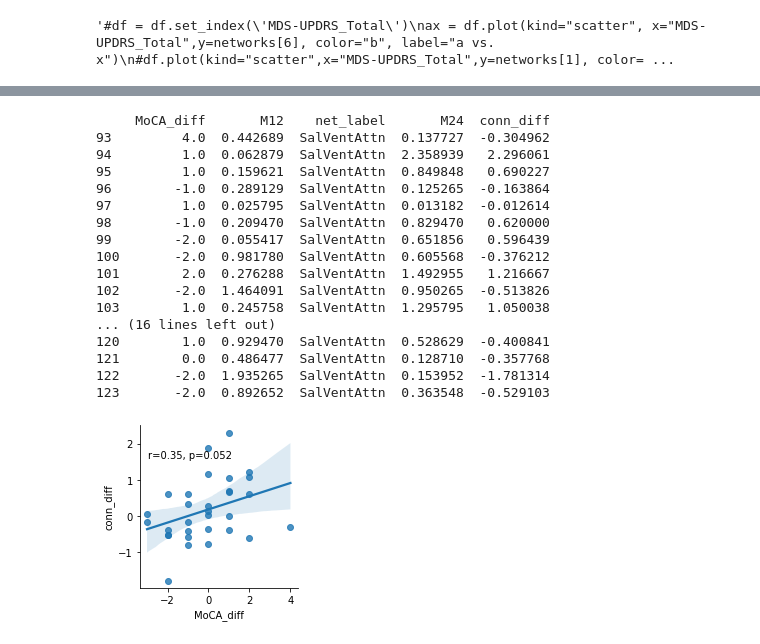
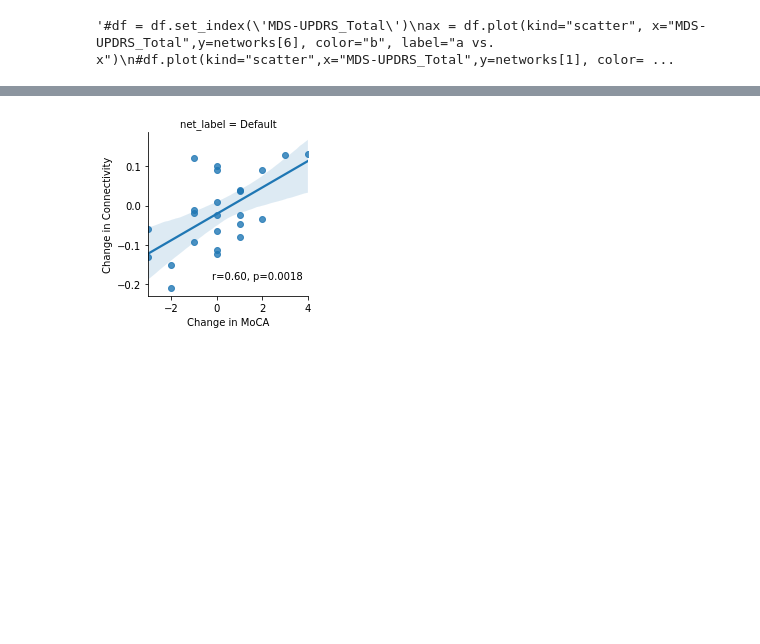
Before and after one commit to DimuthuHemachandra/functional_gradients, a Jupyter notebook: scripts/new_plots.ipynb, the cells around one changed output, grey strips where cells are left out. Cells and saved outputs as stored; diff of their text form; code cells hidden in the pictures; blank space fills up the shorter version.

```diff
--- a/scripts/new_plots.ipynb
+++ b/scripts/new_plots.ipynb
@@ -719,8 +721,13 @@ def get_comp_cor_plots(df):
         ax = plt.gca()
         ax.text(.05, .8, 'r={:.2f}, p={:.2g}'.format(r, p),transform=ax.transAxes)
 
+
+    #plt.subplots_adjust(top=0.9)
+    #plt.suptitle('Season Winners Goal and Win Regression', fontsize = 8)
+
     #g.savefig(out_path+'M12_vs_M24_grad1_large.png')
     g.map_dataframe(annotate)
+    g.set_axis_labels('Change in MoCA','Change in Connectivity')
     plt.show()
 
 def get_comp_plots(df12,df24):
@@ -769,54 +790,75 @@ get_comp_plots(M12_RH_grad3_s,M24_RH_grad3_s)
 # %%
+def remove_outlier(df_in, col_name):
+    for col in col_name:
+        q1 = df_in[col].quantile(0.25)
+        q3 = df_in[col].quantile(0.75)
+        iqr = q3-q1 #Interquartile range
+        fence_low  = q1-1.5*iqr
+        fence_high = q3+1.5*iqr
+        df_in = df_in.loc[(df_in[col] > fence_low) & (df_in[col] < fence_high)]
+    return df_in
+
+def get_flat_MoCA(df):
+    data =[]
+    df_o = pd.DataFrame(data, columns=['MoCA_diff', 'network', 'net_label'])
+
+    for i in networks:
+        df_i = df.loc[:,['MoCA_diff',i]]
+        df_i = df_i.rename(columns={i: "network"})
+        df_i['net_label'] = i
+        #print(df_i)
+        df_o = pd.concat([df_o,df_i],ignore_index=True)
+
+
+    return df_o
+
 def get_comp_cor_plots(df):
-    g = sns.lmplot(x='MoCA_diff', y='conn_diff', data=df, height=3, aspect=1)
+    g = sns.lmplot(x='MoCA_diff', y='conn_diff', data=df, col='net_label', height=3, aspect=1)
 
     def annotate(data, **kws):
         r, p = sp.stats.pearsonr(data['MoCA_diff'], data['conn_diff'])
         ax = plt.gca()
-        ax.text(.05, .8, 'r={:.2f}, p={:.2g}'.format(r, p),transform=ax.transAxes)
+        ax.text(.4, .1, 'r={:.2f}, p={:.2g}'.format(r, p),transform=ax.transAxes)
+
+
+    #plt.subplots_adjust(top=0.9)
+    #plt.suptitle('Season Winners Goal and Win Regression', fontsize = 8)
 
     #g.savefig(out_path+'M12_vs_M24_grad1_large.png')
     g.map_dataframe(annotate)
+    g.set_axis_labels('Change in MoCA','Change in Connectivity')
     plt.show()
 
-def get_comp_plots(df12,df24):
+def get_comp_plots(df12,df24,net):
     df_concated_12 = pd.concat([df_MoCA, df12], axis=1)
+
     df_concated_24 = pd.concat([df_MoCA, df24], axis=1)
+
     #df_sorted_12 = df_concated_12.drop(['subj', 'group','age_at_baseline'], axis = 1)
     #df_sorted_24 = df_concated_24.drop(['subj', 'group','age_at_baseline'], axis = 1)
-    df_sorted_12 = remove_outliers(df_concated_12)
-    df_sorted_24 = remove_outliers(df_concated_24)
+
+    df_sorted_12 = remove_outlier(df_concated_12,networks)
+    df_sorted_24 = remove_outlier(df_concated_24,networks)
+
     df_flat_12 = get_flat_MoCA(df_sorted_12)
     df_flat_24 = get_flat_MoCA(df_sorted_24)
+
+
 
     df_flat_12.rename(columns={'network': 'M12'}, inplace=True)
     df_flat_24.rename(columns={'network': 'M24'}, inplace=True)
     df_flat_24 = df_flat_24.drop(['MoCA_diff', 'net_label'], axis = 1)
     #df_flat_12['session']='Month12'
     #df_flat_24['session']='Month24'
     df_12_n_24 = pd.concat([df_flat_12, df_flat_24], axis=1)
     df_12_n_24 = df_12_n_24.dropna()
     df_12_n_24['conn_diff'] = df_12_n_24['M24'] - df_12_n_24['M12']
-    df_12_n_24 = df_12_n_24.loc[df_12_n_24['net_label'] == 'SalVentAttn']
+    df_12_n_24 = df_12_n_24.loc[df_12_n_24['net_label'] == net]
+
+
     get_comp_cor_plots(df_12_n_24)
+    return df_12_n_24
 
-get_comp_plots(M12_RH_grad3_s,M24_RH_grad3_s)
+single_df = get_comp_plots(M12_RH_grad1_s,M24_RH_grad1_s,'Default')
 # %% [output]
-     MoCA_diff       M12    net_label       M24  conn_diff
-93         4.0  0.442689  SalVentAttn  0.137727  -0.304962
-94         1.0  0.062879  SalVentAttn  2.358939   2.296061
-95         1.0  0.159621  SalVentAttn  0.849848   0.690227
-96        -1.0  0.289129  SalVentAttn  0.125265  -0.163864
-97         1.0  0.025795  SalVentAttn  0.013182  -0.012614
-98        -1.0  0.209470  SalVentAttn  0.829470   0.620000
-99        -2.0  0.055417  SalVentAttn  0.651856   0.596439
-100       -2.0  0.981780  SalVentAttn  0.605568  -0.376212
-101        2.0  0.276288  SalVentAttn  1.492955   1.216667
-102       -2.0  1.464091  SalVentAttn  0.950265  -0.513826
-103        1.0  0.245758  SalVentAttn  1.295795   1.050038
-... (16 lines left out)
-120        1.0  0.929470  SalVentAttn  0.528629  -0.400841
-121        0.0  0.486477  SalVentAttn  0.128710  -0.357768
-122       -2.0  1.935265  SalVentAttn  0.153952  -1.781314
-123       -2.0  0.892652  SalVentAttn  0.363548  -0.529103
-[figure, old version]
+[figure, new version]
```
Also changed, not shown: parts of 22 cells of this notebook, 10 other files.
